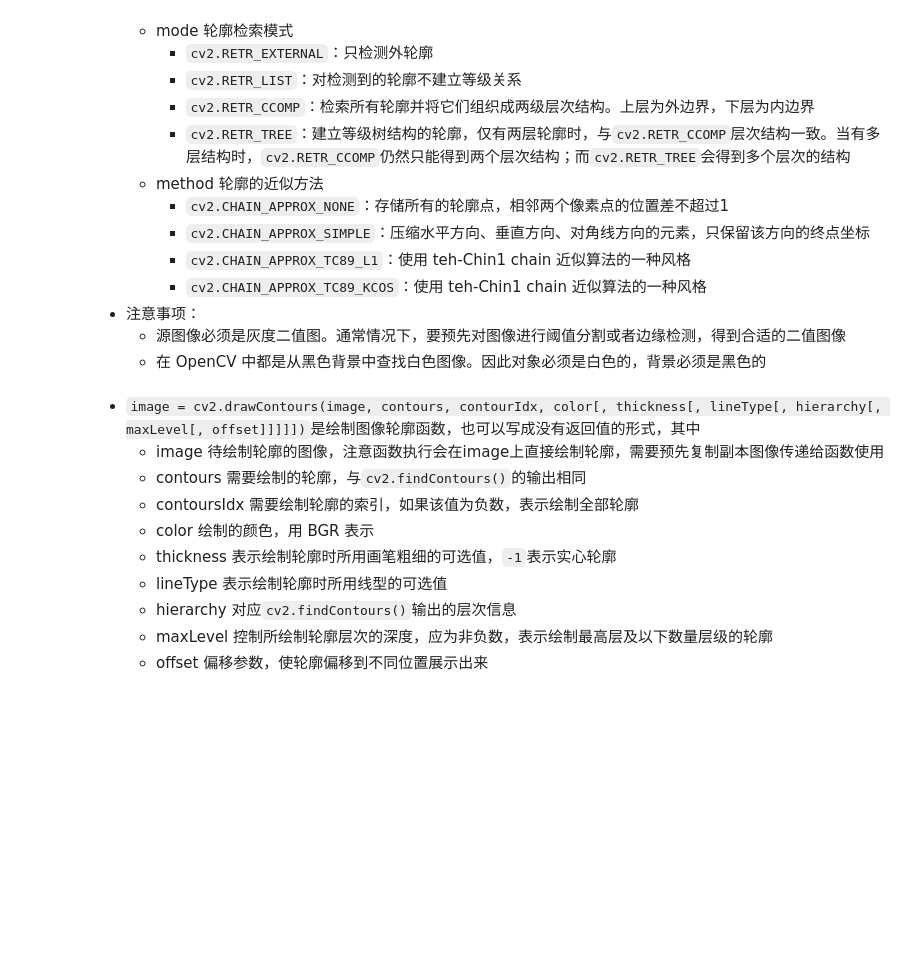
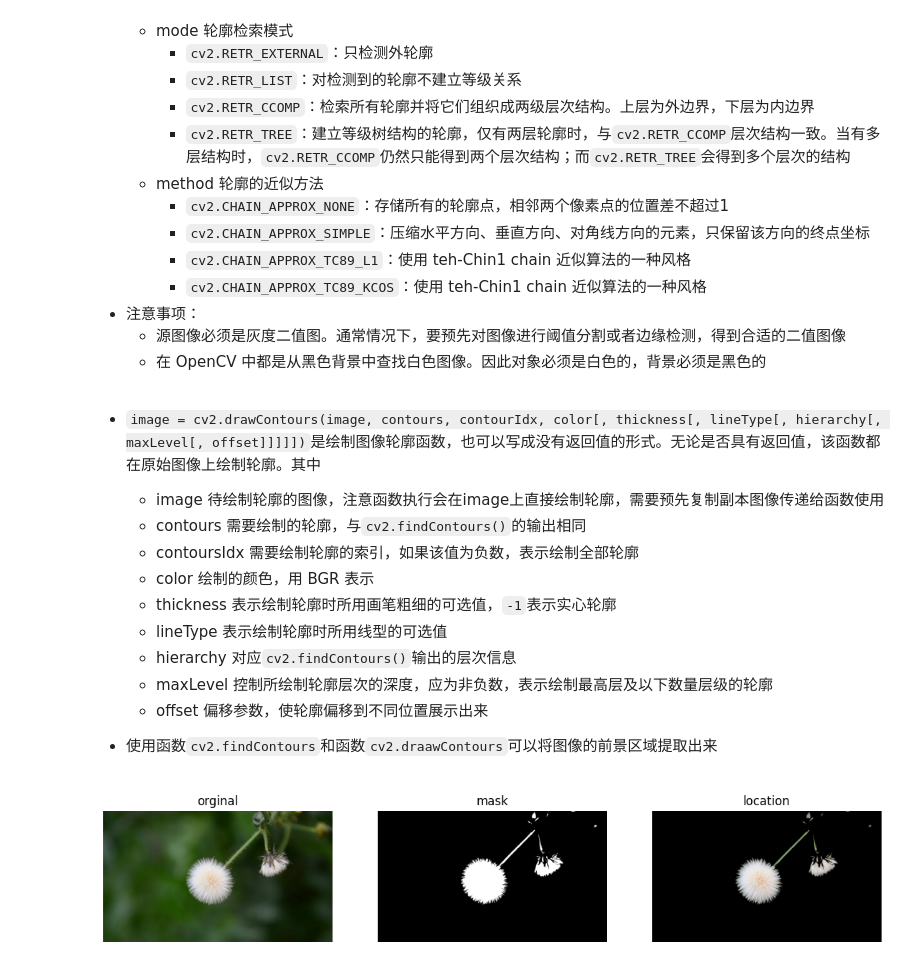
Before and after one commit to MercuryHaipeng/Getting-Started-with-OpenCV-Python-Edition-2nd-Edition-, a Jupyter notebook: Chapter 12/12-1.ipynb, the cells around one changed output. Cells and saved outputs as stored; diff of their text form; code cells hidden in the pictures; blank space fills up the shorter version.

```diff
--- a/Chapter 12/12-1.ipynb
+++ b/Chapter 12/12-1.ipynb
@@ -29,7 +29,7 @@
     - 源图像必须是灰度二值图。通常情况下，要预先对图像进行阈值分割或者边缘检测，得到合适的二值图像
     - 在 OpenCV 中都是从黑色背景中查找白色图像。因此对象必须是白色的，背景必须是黑色的
 # %% [markdown]
-- `image = cv2.drawContours(image, contours, contourIdx, color[, thickness[, lineType[, hierarchy[, maxLevel[, offset]]]]])`是绘制图像轮廓函数，也可以写成没有返回值的形式，其中
+- `image = cv2.drawContours(image, contours, contourIdx, color[, thickness[, lineType[, hierarchy[, maxLevel[, offset]]]]])`是绘制图像轮廓函数，也可以写成没有返回值的形式。无论是否具有返回值，该函数都在原始图像上绘制轮廓。其中
     - image 待绘制轮廓的图像，注意函数执行会在image上直接绘制轮廓，需要预先复制副本图像传递给函数使用
     - contours 需要绘制的轮廓，与`cv2.findContours()`的输出相同
     - contoursIdx 需要绘制轮廓的索引，如果该值为负数，表示绘制全部轮廓
@@ -39,3 +39,44 @@
     - hierarchy 对应`cv2.findContours()`输出的层次信息
     - maxLevel 控制所绘制轮廓层次的深度，应为非负数，表示绘制最高层及以下数量层级的轮廓
     - offset 偏移参数，使轮廓偏移到不同位置展示出来
+
+- 使用函数`cv2.findContours`和函数`cv2.draawContours`可以将图像的前景区域提取出来
+# %%
+import matplotlib.pyplot as plt
+%matplotlib inline
+
+import cv2
+import numpy as np
+o = cv2.imread('loc1.jpg')
+gray = cv2.cvtColor(o, cv2.COLOR_BGR2GRAY)
+
+# cv2.findContours会把所有非零值视为前景，所以需要对图像进行二值化处理，才能找到轮廓，否则几乎整幅图像全都是轮廓
+ret, binary = cv2.threshold(gray, 127, 255, cv2.THRESH_BINARY)
+contours, hierarchy = cv2.findContours(
+                                        binary,
+                                        cv2.RETR_LIST,
+                                        cv2.CHAIN_APPROX_SIMPLE)
+mask = np.zeros(o.shape, np.uint8)
+mask = cv2.drawContours(mask, contours, -1, (255,255,255), -1)
+loc = cv2.bitwise_and(o, mask)
+
+o = cv2.cvtColor(o, cv2.COLOR_BGR2RGB)
+mask = cv2.cvtColor(mask, cv2.COLOR_BGR2RGB)
+loc = cv2.cvtColor(loc, cv2.COLOR_BGR2RGB)
+
+plt.figure(figsize=(14, 4))
+plt.subplot(131)
+plt.imshow(o)
+plt.title("orginal")
+plt.axis("off")
+plt.subplot(132)
+plt.imshow(mask)
+plt.title("mask")
+plt.axis("off")
+plt.subplot(133)
+plt.imshow(loc)
+plt.title("location")
+plt.axis("off")
+plt.show()
+# %% [output]
+[figure, added]
```
Also changed, not shown: parts of 5 cells of this notebook, 4 other files.
